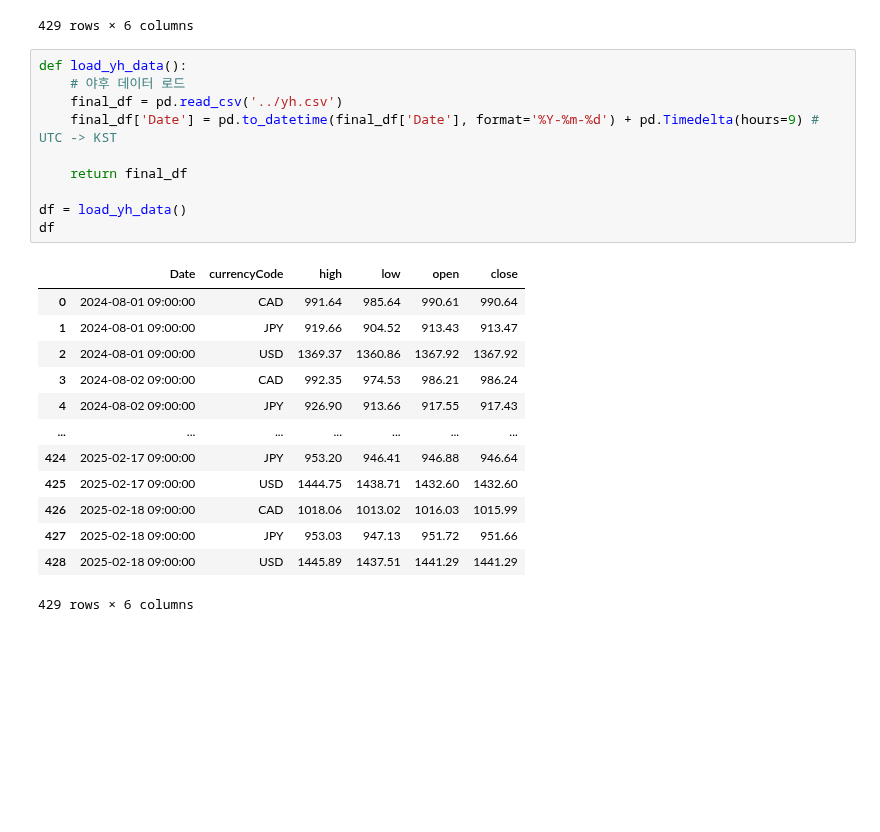
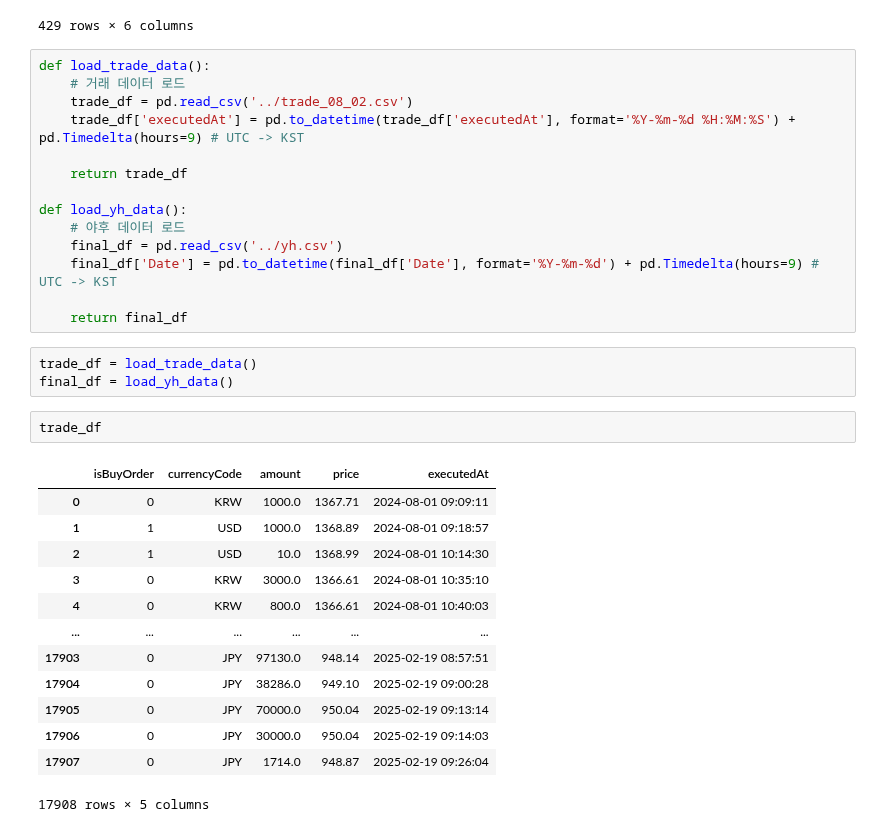
Before and after one commit to PlutoJoshua/profit_analysis, a Jupyter notebook: test.ipynb, the cells around one changed output. Drawn from its saved outputs; the diff is of its cells as text; blank space fills up the shorter version.

```diff
--- a/test.ipynb
+++ b/test.ipynb
@@ -1054,26 +1054,35 @@ final_df
 | 428 | 2025-02-18 | USD | 1445.89 | 1437.51 | 1441.29 | 1441.29 |
 429 rows × 6 columns
 # %%
+def load_trade_data():
+    # 거래 데이터 로드
+    trade_df = pd.read_csv('../trade_08_02.csv')
+    trade_df['executedAt'] = pd.to_datetime(trade_df['executedAt'], format='%Y-%m-%d %H:%M:%S') + pd.Timedelta(hours=9) # UTC -> KST
+
+    return trade_df
+
 def load_yh_data():
     # 야후 데이터 로드
     final_df = pd.read_csv('../yh.csv')
     final_df['Date'] = pd.to_datetime(final_df['Date'], format='%Y-%m-%d') + pd.Timedelta(hours=9) # UTC -> KST
 
     return final_df
-
-df = load_yh_data()
-df
-# %% [output]
-|  | Date | currencyCode | high | low | open | close |
-| 0 | 2024-08-01 09:00:00 | CAD | 991.64 | 985.64 | 990.61 | 990.64 |
-| 1 | 2024-08-01 09:00:00 | JPY | 919.66 | 904.52 | 913.43 | 913.47 |
-| 2 | 2024-08-01 09:00:00 | USD | 1369.37 | 1360.86 | 1367.92 | 1367.92 |
-| 3 | 2024-08-02 09:00:00 | CAD | 992.35 | 974.53 | 986.21 | 986.24 |
-| 4 | 2024-08-02 09:00:00 | JPY | 926.90 | 913.66 | 917.55 | 917.43 |
-| ... | ... | ... | ... | ... | ... | ... |
-| 424 | 2025-02-17 09:00:00 | JPY | 953.20 | 946.41 | 946.88 | 946.64 |
-| 425 | 2025-02-17 09:00:00 | USD | 1444.75 | 1438.71 | 1432.60 | 1432.60 |
-| 426 | 2025-02-18 09:00:00 | CAD | 1018.06 | 1013.02 | 1016.03 | 1015.99 |
-| 427 | 2025-02-18 09:00:00 | JPY | 953.03 | 947.13 | 951.72 | 951.66 |
-| 428 | 2025-02-18 09:00:00 | USD | 1445.89 | 1437.51 | 1441.29 | 1441.29 |
-429 rows × 6 columns
+# %%
+trade_df = load_trade_data()
+final_df = load_yh_data()
+# %%
+trade_df
+# %% [output]
+|  | isBuyOrder | currencyCode | amount | price | executedAt |
+| 0 | 0 | KRW | 1000.0 | 1367.71 | 2024-08-01 09:09:11 |
+| 1 | 1 | USD | 1000.0 | 1368.89 | 2024-08-01 09:18:57 |
+| 2 | 1 | USD | 10.0 | 1368.99 | 2024-08-01 10:14:30 |
+| 3 | 0 | KRW | 3000.0 | 1366.61 | 2024-08-01 10:35:10 |
+| 4 | 0 | KRW | 800.0 | 1366.61 | 2024-08-01 10:40:03 |
+| ... | ... | ... | ... | ... | ... |
+| 17903 | 0 | JPY | 97130.0 | 948.14 | 2025-02-19 08:57:51 |
+| 17904 | 0 | JPY | 38286.0 | 949.10 | 2025-02-19 09:00:28 |
+| 17905 | 0 | JPY | 70000.0 | 950.04 | 2025-02-19 09:13:14 |
+| 17906 | 0 | JPY | 30000.0 | 950.04 | 2025-02-19 09:14:03 |
+| 17907 | 0 | JPY | 1714.0 | 948.87 | 2025-02-19 09:26:04 |
+17908 rows × 5 columns
```
Also changed, not shown: parts of 2 cells of this notebook, 2 other files.
